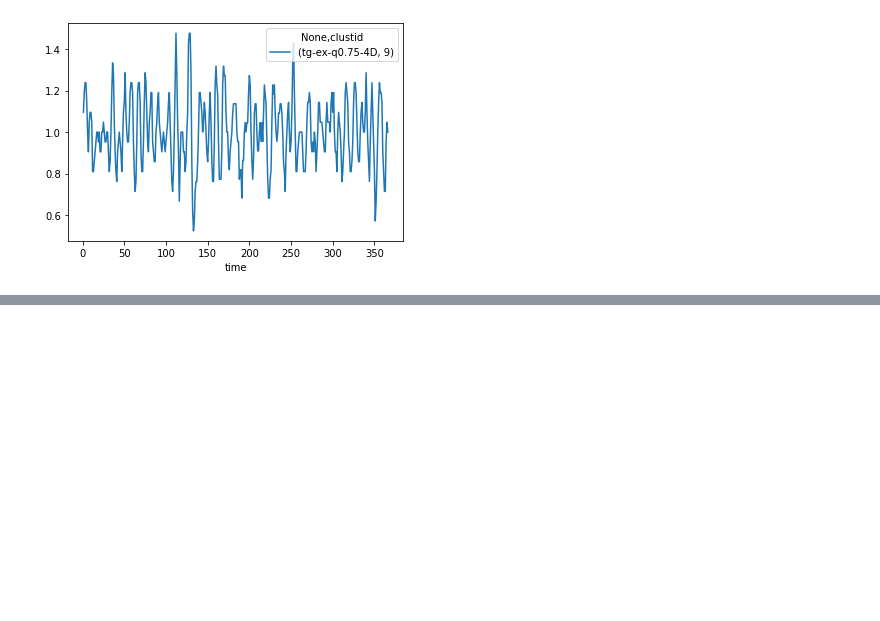
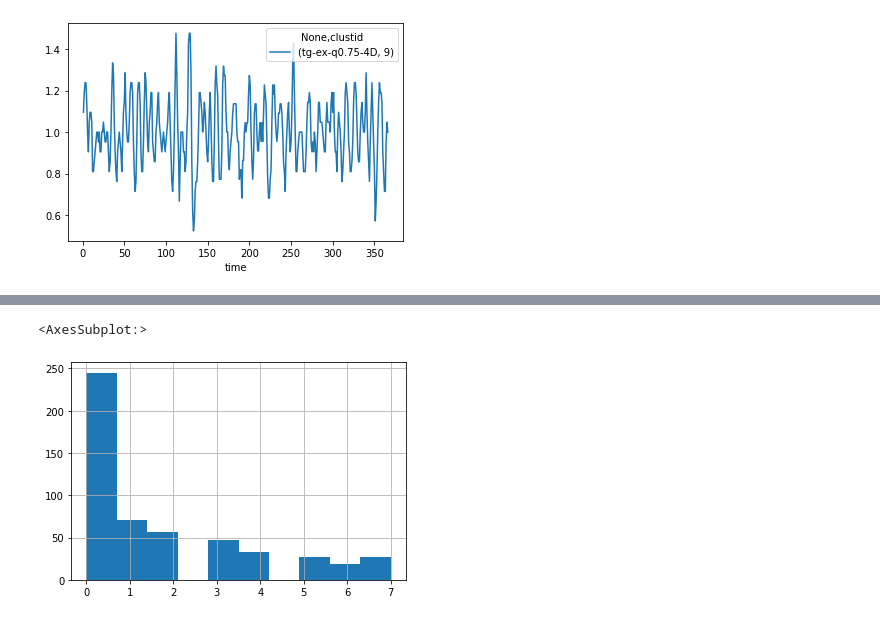
Before and after one commit to chiemvs/SubSeas, a Jupyter notebook: Check_hotdays.ipynb, the cells around one changed output, grey strips where cells are left out. Drawn from its saved outputs; the diff is of its cells as text; code cells hidden in the pictures; blank space fills up the shorter version.

```diff
--- a/Check_hotdays.ipynb
+++ b/Check_hotdays.ipynb
@@ -48,0 +90,5 @@ df.loc[:,(slice(None),9)].groupby(df.index.day_of_year).mean().plot()
+# %%
+df.loc[np.logical_and(df['clustid'] == 9, df['leadtime'] == 1),('forecast',1)].hist()
+# %% [output]
+<AxesSubplot:>
+[figure, added]
```
Also changed, not shown: parts of 19 cells of this notebook, 5 other files.
